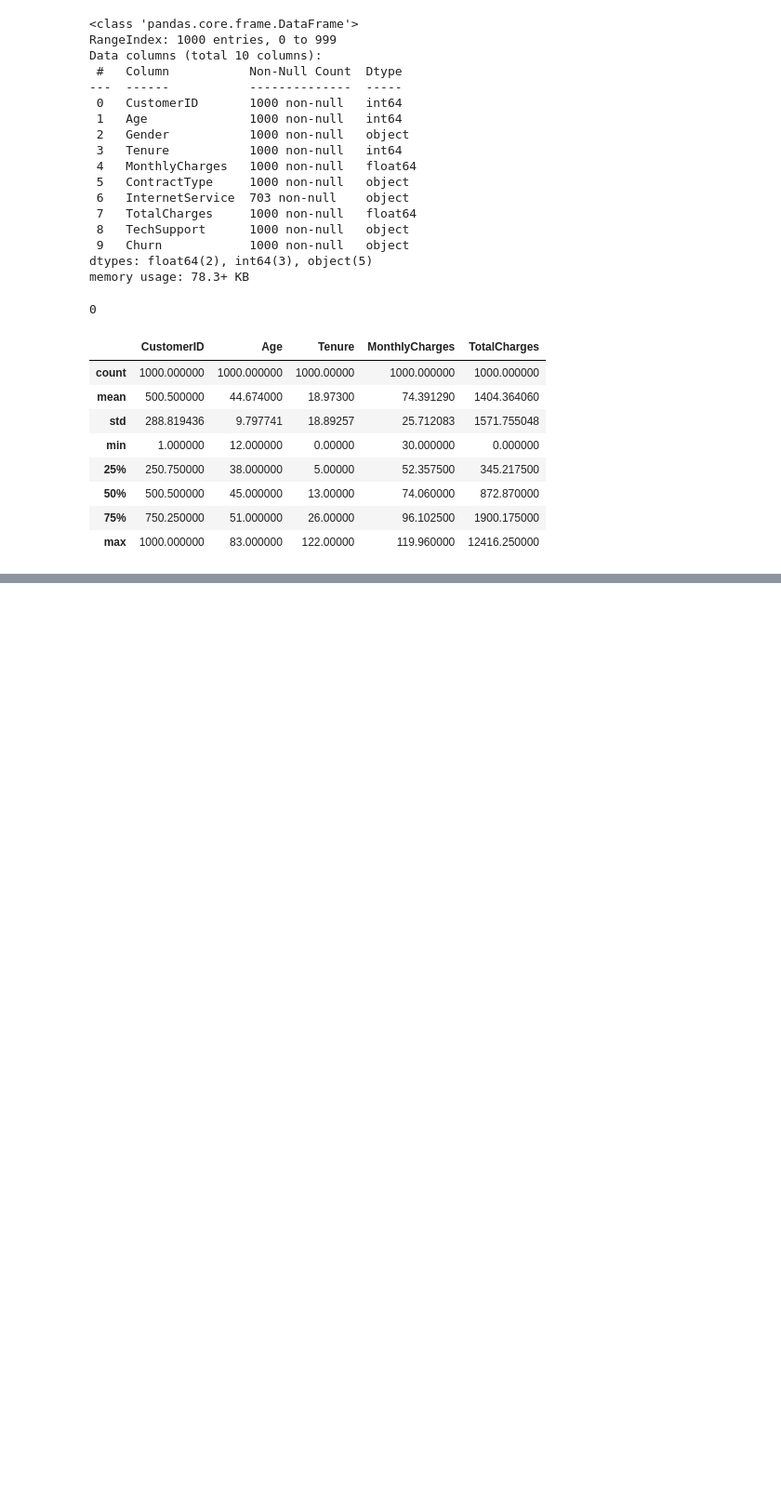
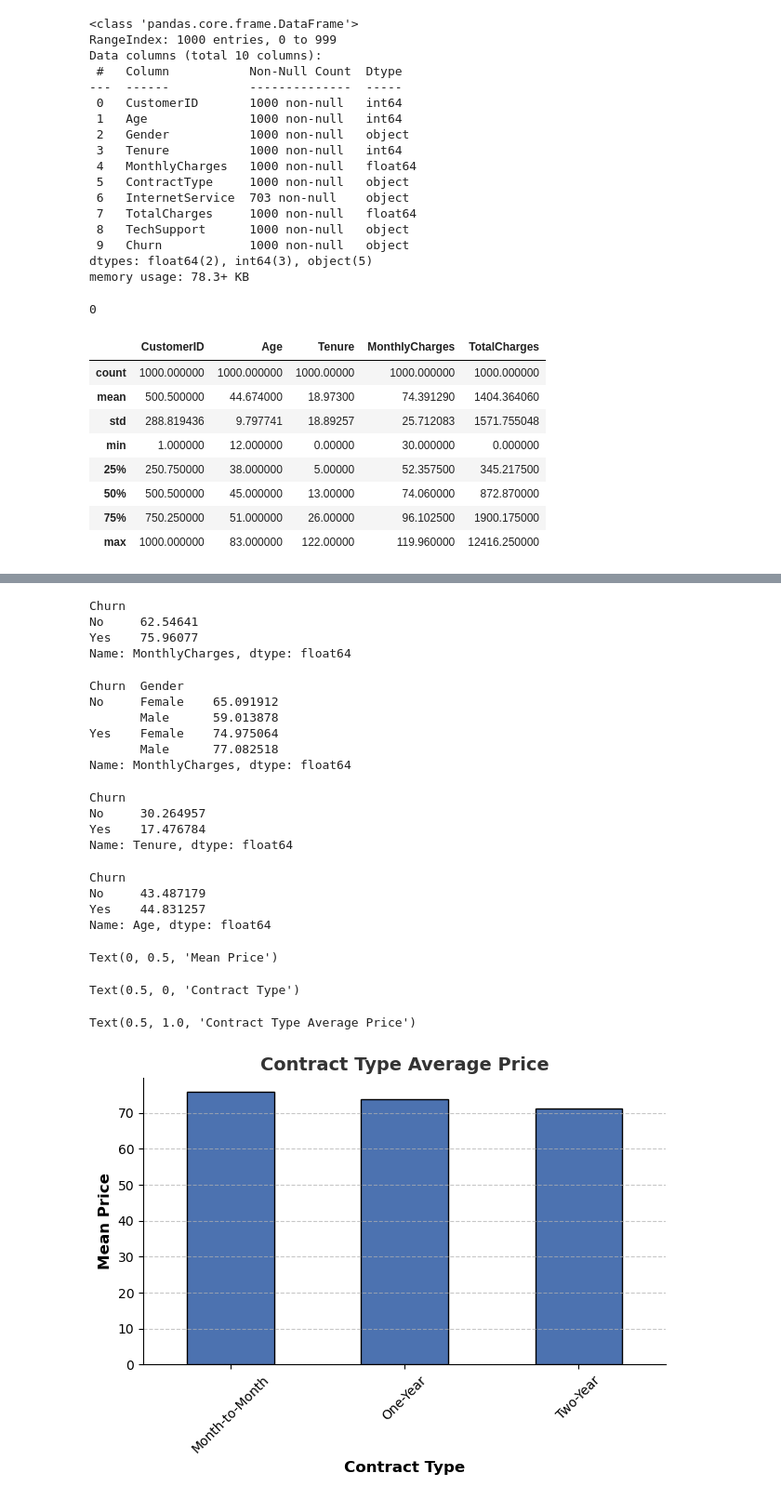
Before and after one commit to KeneanDita/Churnomally, a Jupyter notebook: Churnomally.ipynb, the cells around one changed output, grey strips where cells are left out. Shown: that part at 93% size. Drawn from its saved outputs; the diff is of its cells as text; code cells hidden in the pictures; blank space fills up the shorter version.

```diff
--- a/Churnomally.ipynb
+++ b/Churnomally.ipynb
@@ -54,0 +73,61 @@ df.describe()
+# %%
+df.groupby("Churn")["MonthlyCharges"].mean()
+# %% [output]
+Churn
+No     62.54641
+Yes    75.96077
+Name: MonthlyCharges, dtype: float64
+# %%
+df.groupby(["Churn", "Gender"])["MonthlyCharges"].mean()
+# %% [output]
+Churn  Gender
+No     Female    65.091912
+       Male      59.013878
+Yes    Female    74.975064
+       Male      77.082518
+Name: MonthlyCharges, dtype: float64
+# %%
+df.groupby("Churn")["Tenure"].mean()
+# %% [output]
+Churn
+No     30.264957
+Yes    17.476784
+Name: Tenure, dtype: float64
+# %%
+df.groupby("Churn")["Age"].mean()
+# %% [output]
+Churn
+No     43.487179
+Yes    44.831257
+Name: Age, dtype: float64
+# %%
+import matplotlib.pyplot as plt
+
+# Plot with styling
+ax = df.groupby("ContractType")["MonthlyCharges"].mean().plot(
+    kind="bar",
+    color="#4C72B0",  # custom bar color
+    edgecolor='black',  # outline the bars
+)
+
+# Customizing the plot — like applying "CSS"
+ax.set_ylabel("Mean Price", fontsize=12, fontweight='bold')
+ax.set_xlabel("Contract Type", fontsize=12, fontweight='bold')
+ax.set_title("Contract Type Average Price", fontsize=14, fontweight='bold', color="#333333")
+ax.tick_params(axis='x', labelrotation=45)
+ax.spines['top'].set_visible(False)
+ax.spines['right'].set_visible(False)
+
+# Add grid for readability
+plt.grid(axis='y', linestyle='--', alpha=0.7)
+
+# Tight layout to avoid clipping
+plt.tight_layout()
+
+# Show plot
+plt.show()
+# %% [output]
+Text(0, 0.5, 'Mean Price')
+Text(0.5, 0, 'Contract Type')
+Text(0.5, 1.0, 'Contract Type Average Price')
+[figure, added]
```
Also changed, not shown: parts of 3 cells of this notebook.
